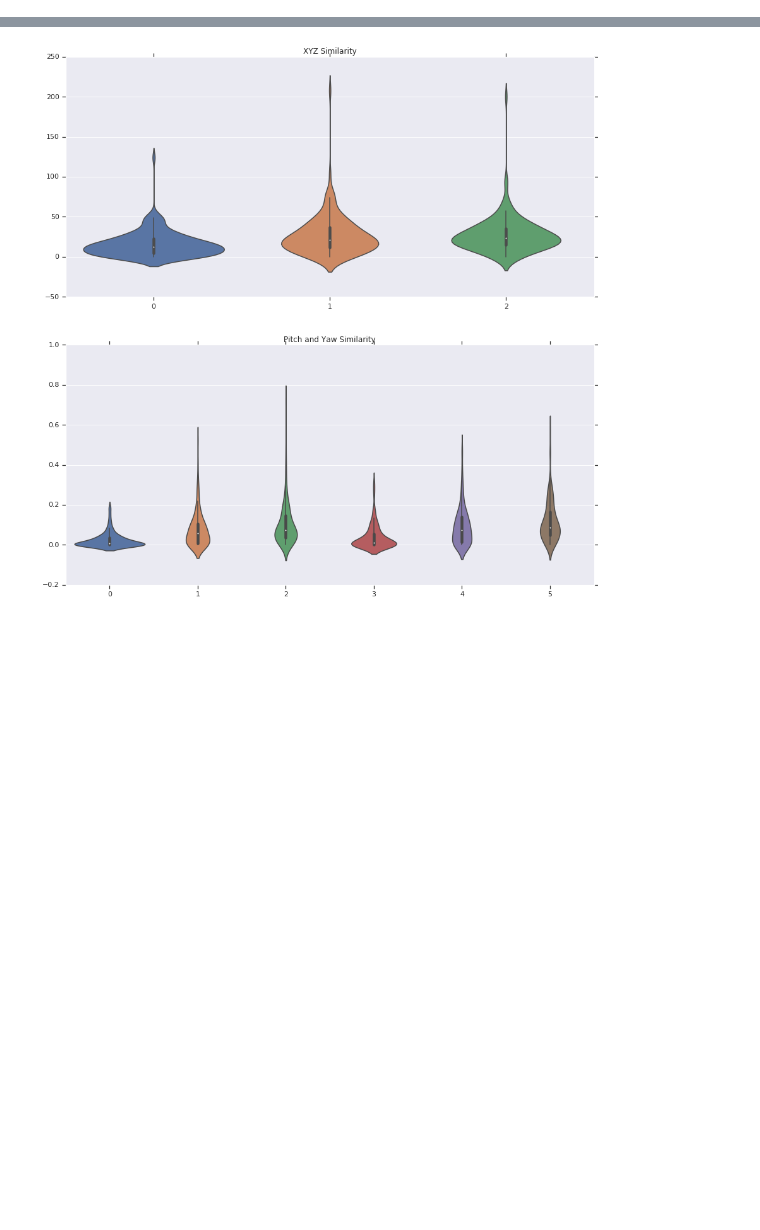
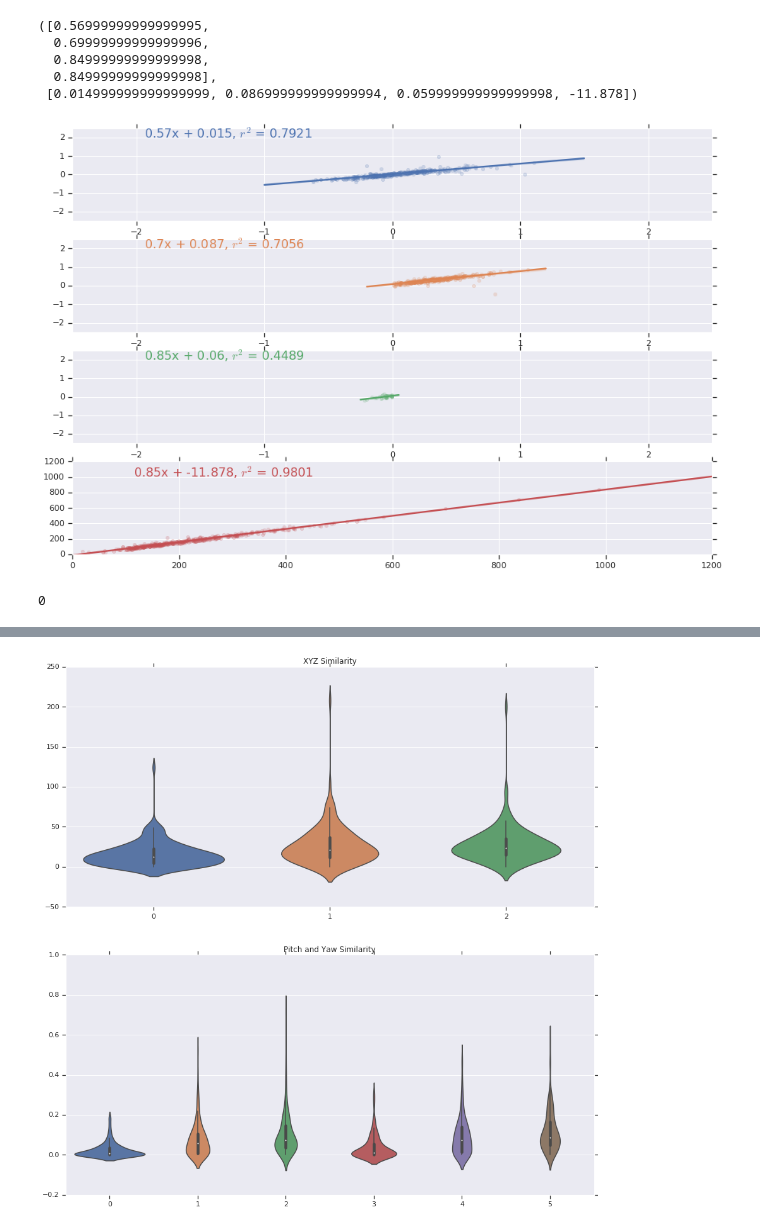
Before and after one commit to elifesciences-publications/PreycapMaster, a Jupyter notebook: Model_Plot.ipynb, the cells around one changed output, grey strips where cells are left out. Drawn from its saved outputs; the diff is of its cells as text; code cells hidden in the pictures; blank space fills up the shorter version.

```diff
--- a/Model_Plot.ipynb
+++ b/Model_Plot.ipynb
@@ -141,0 +127,14 @@ score_trajectory_similarity(True, simlist_by_hunt[100][0], simlist_by_hunt[100][
+# %%
+validate_model_transformations(sms[4][0], sms[4][1])
+#multiple_regression_model_velocity[1].summary()
+# %% [output]
+([0.56999999999999995,
+  0.69999999999999996,
+  0.84999999999999998,
+  0.84999999999999998],
+ [0.014999999999999999, 0.086999999999999994, 0.059999999999999998, -11.878])
+[figure, added]
+# %%
+len(sms[4][1])
+# %% [output]
+0
```
Also changed, not shown: parts of 13 cells of this notebook, 5 other files.
